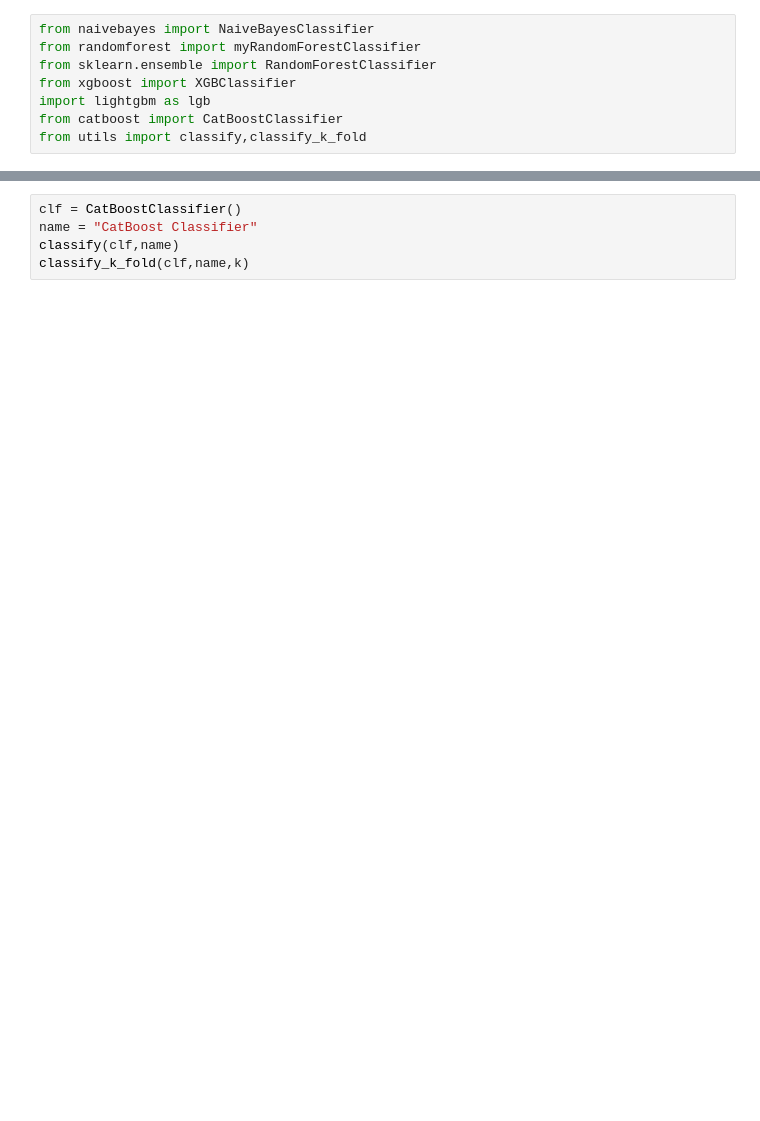
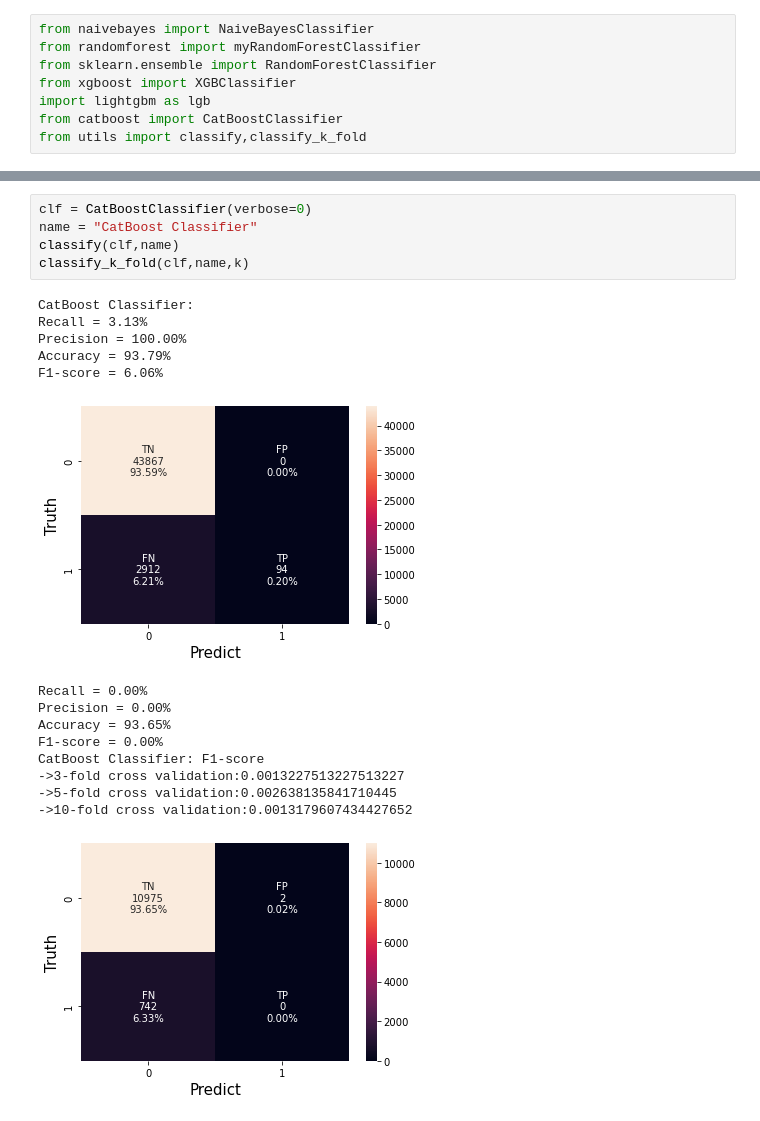
Before and after one commit to CalebThian/superviesed_learning, a Jupyter notebook: main.ipynb, the cells around one changed output, grey strips where cells are left out. Cells and saved outputs as stored; diff of their text form; blank space fills up the shorter version.

Commit message:
k-fold work in catboost and lightgbm

```diff
--- a/main.ipynb
+++ b/main.ipynb
@@ -66,7 +168,23 @@ classify_k_fold(clf,name,k)
 # %%
-clf = CatBoostClassifier()
+clf = CatBoostClassifier(verbose=0)
 name = "CatBoost Classifier"
 classify(clf,name)
 classify_k_fold(clf,name,k)
+# %% [output]
+CatBoost Classifier:
+Recall = 3.13%
+Precision = 100.00%
+Accuracy = 93.79%
+F1-score = 6.06%
+[figure, added]
+Recall = 0.00%
+Precision = 0.00%
+Accuracy = 93.65%
+F1-score = 0.00%
+CatBoost Classifier: F1-score
+->3-fold cross validation:0.0013227513227513227
+->5-fold cross validation:0.002638135841710445
+->10-fold cross validation:0.0013179607434427652
+[figure, added]
 # %%
 clf = lgb.LGBMClassifier(is_unbalance=True)
```
Also changed, not shown: parts of 9 cells of this notebook, 5 other files.
